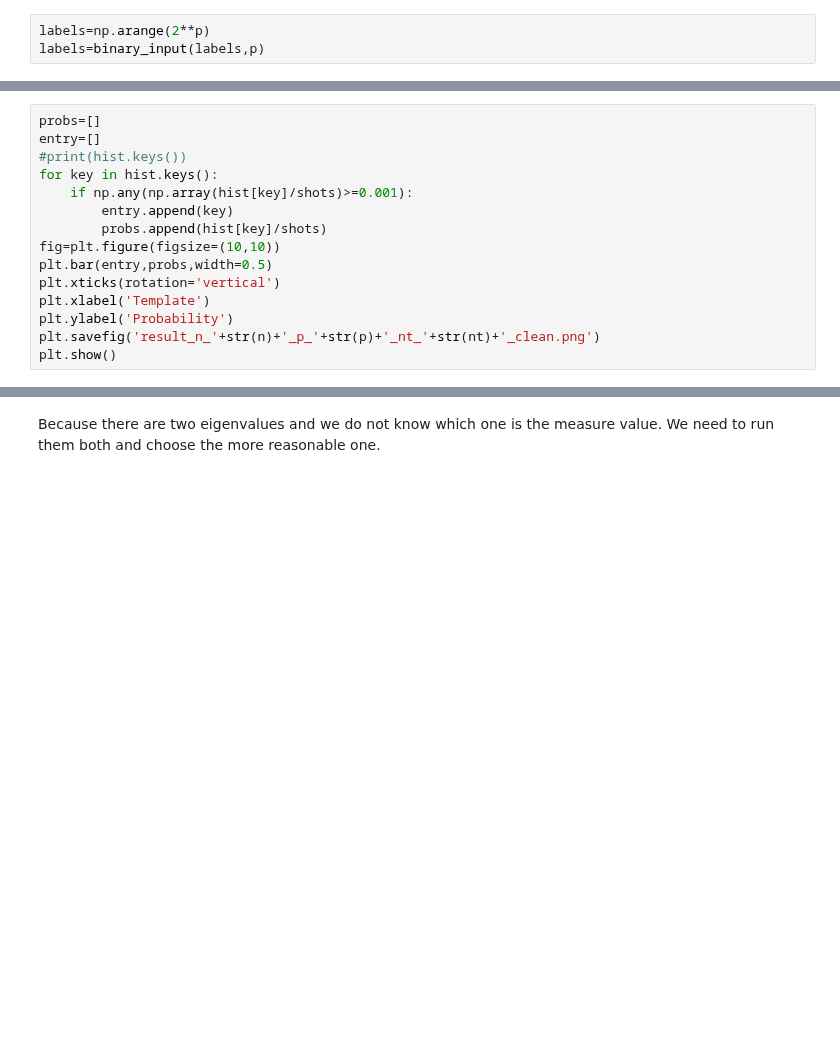
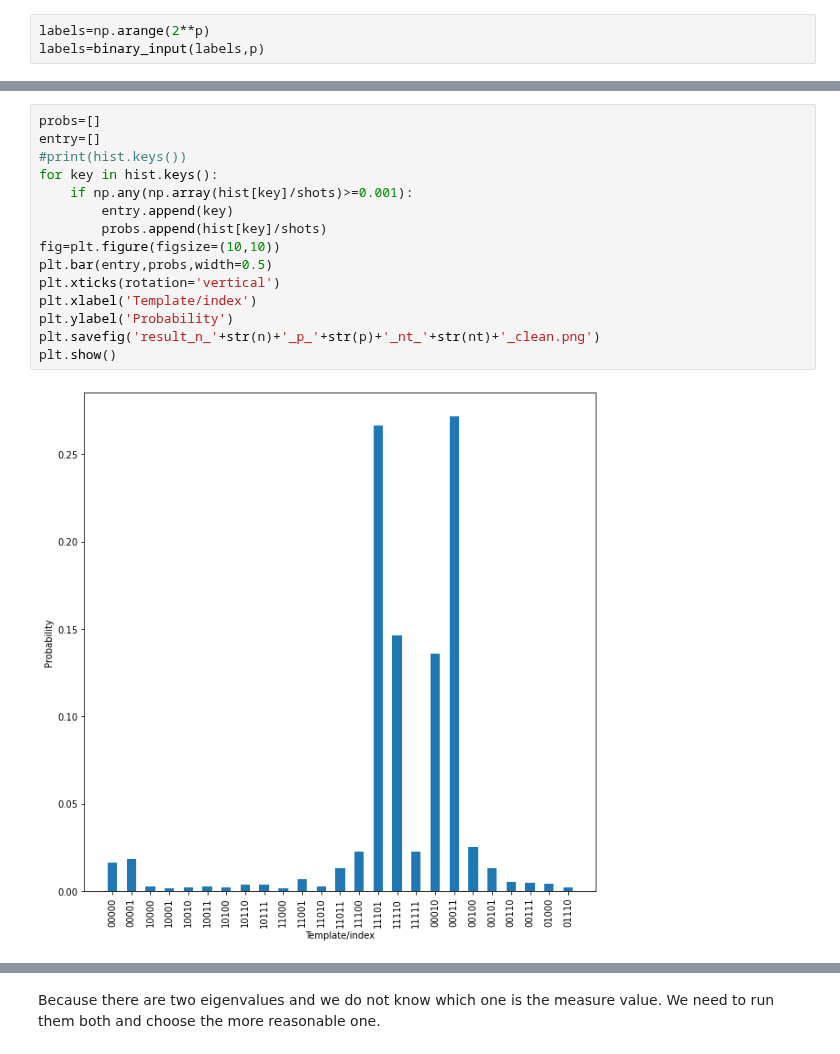
Before and after one commit to Fergus-Hayes/quantum-matched-filter, a Jupyter notebook: qiskit/quantum_MultiTemplateMatching.ipynb, the cells around one changed output, grey strips where cells are left out. Drawn from its saved outputs; the diff is of its cells as text; blank space fills up the shorter version.

```diff
--- a/qiskit/quantum_MultiTemplateMatching.ipynb
+++ b/qiskit/quantum_MultiTemplateMatching.ipynb
@@ -330,18 +331,20 @@ dict_keys(['00000', '00001', '10000', '10001', '10011', '10100', '10101', '10110
 # %%
 probs=[]
 entry=[]
 #print(hist.keys())
 for key in hist.keys():
     if np.any(np.array(hist[key]/shots)>=0.001):
         entry.append(key)
         probs.append(hist[key]/shots)
 fig=plt.figure(figsize=(10,10))
 plt.bar(entry,probs,width=0.5)
 plt.xticks(rotation='vertical')
-plt.xlabel('Template')
+plt.xlabel('Template/index')
 plt.ylabel('Probability')
 plt.savefig('result_n_'+str(n)+'_p_'+str(p)+'_nt_'+str(nt)+'_clean.png')
 plt.show()
+# %% [output]
+[figure, added]
 # %%
 measured_str = max(hist, key=hist.get)
 measured_int = int(measured_str,2)
```
Also changed, not shown: parts of 11 cells of this notebook.
